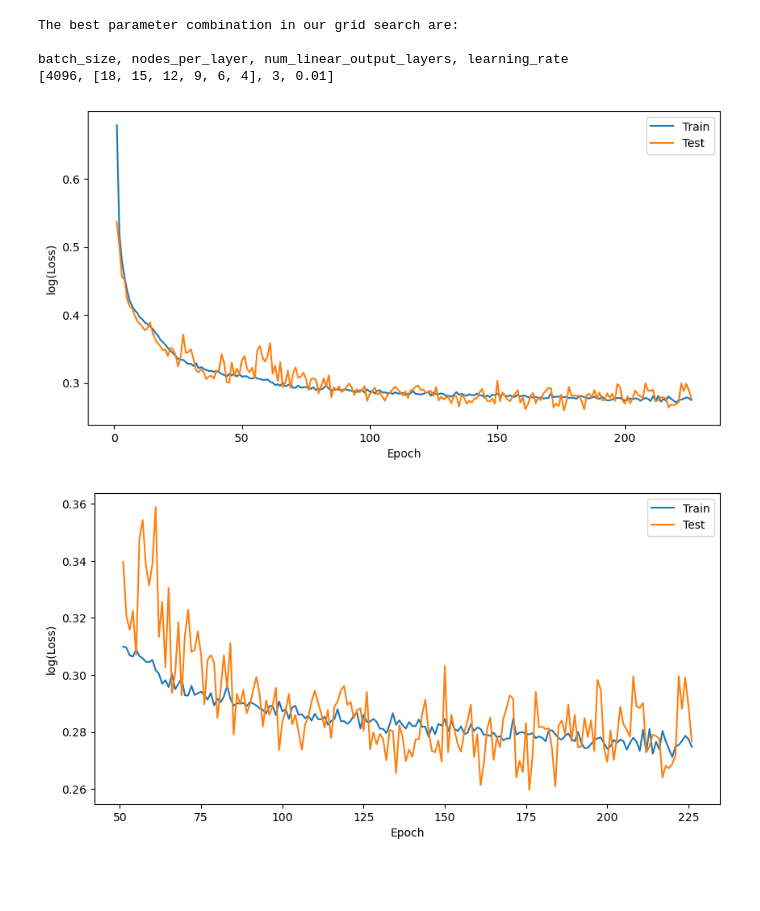
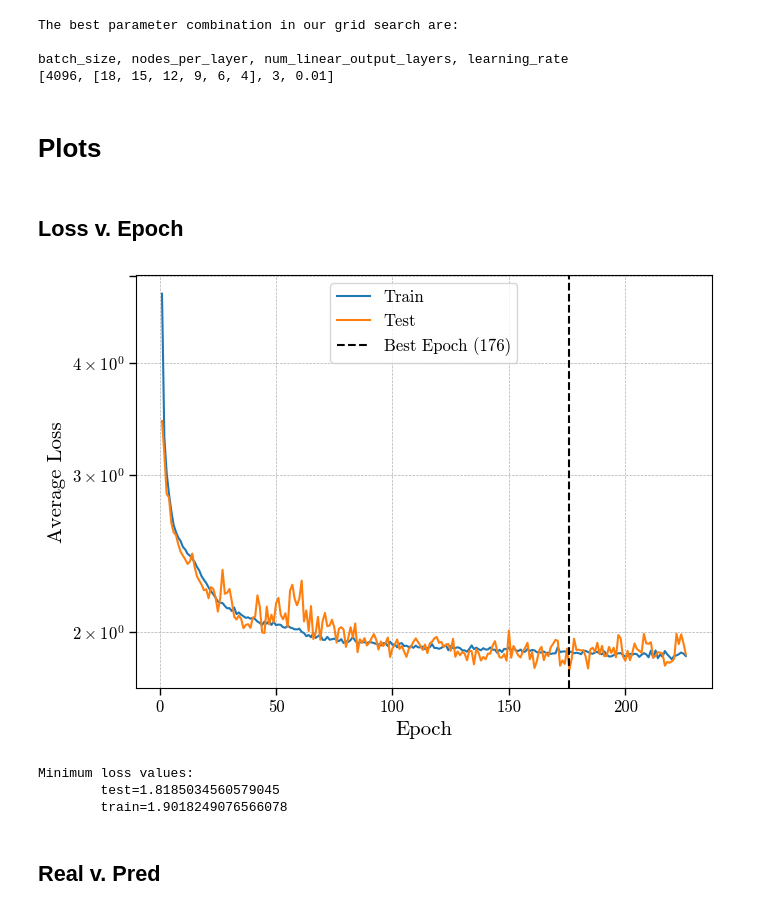
Before and after one commit to Adam-Boesky/astro_SPLASH, a Jupyter notebook: grid_search/results.ipynb, the cells around one changed output. Cells and saved outputs as stored; diff of their text form; code cells hidden in the pictures; blank space fills up the shorter version.

```diff
--- a/grid_search/results.ipynb
+++ b/grid_search/results.ipynb
@@ -9,0 +1,16 @@ from neural_net import plot_training_loss
+# %%
+import os
+import sys
+import pickle
+import numpy as np
+
+# sys.path.append('/n/home04/aboesky/berger/Weird_Galaxies')
+sys.path.append('/Users/adamboesky/Research/ay98/Weird_Galaxies')
+
+import matplotlib.pyplot as plt
+import matplotlib as mpl
+
+plt.rc('text', usetex=True)
+mpl.rcParams['font.family'] = 'serif'
+mpl.rcParams['font.serif'] = 'cmr10'  # Computer Modern Roman
+mpl.rcParams['font.size'] = 12  # Adjust the font size as needed
@@ -10,7 +19,8 @@ from neural_net import plot_training_loss
 # %%
 grid_results = []
-for fname in os.listdir('/n/home04/aboesky/berger/Weird_Galaxies/grid_search/results'):
-    with open(f'/n/home04/aboesky/berger/Weird_Galaxies/grid_search/results/{fname}', 'rb') as f:
+# for fname in os.listdir('/n/home04/aboesky/berger/Weird_Galaxies/grid_search/results'):
+for fname in os.listdir('/Users/adamboesky/Research/ay98/Weird_Galaxies/grid_search/results'):
+    with open(f'/Users/adamboesky/Research/ay98/Weird_Galaxies/grid_search/results/{fname}', 'rb') as f:
         grid_results.append(pickle.load(f))
 # %%
 # Get the best loss
@@ -27,8 +37,41 @@ The best parameter combination in our grid search are:
 
 batch_size, nodes_per_layer, num_linear_output_layers, learning_rate
 [4096, [18, 15, 12, 9, 6, 4], 3, 0.01]
-# %%
-plot_training_loss(best_loss['train'], best_loss['test'], filename='best_loss_v_epoch.png')
-# %% [output]
-[figure, removed]
-[figure, removed]
+# %% [markdown]
+# Plots
+# %% [markdown]
+## Loss v. Epoch
+# %%
+from matplotlib.ticker import LogLocator
+
+plt.figure(figsize=(7, 5))
+epochs = np.arange(1, len(best_loss['train']) + 1, 1)
+plt.yscale('log')
+plt.plot(epochs, best_loss['train'], label='Train')
+plt.plot(epochs, best_loss['test'], label='Test')
+
+# Make ticks bigger
+plt.tick_params(axis='y', which='major', length=7, width=1)  # Adjust major tick size
+plt.tick_params(axis='x', which='major', length=5, width=1)  # Adjust major tick size
+plt.tick_params(axis='y', which='minor', length=5, width=1)  # Adjust minor tick size
+best_epoch = np.argmin(best_loss['test']) + 1
+plt.axvline(x=best_epoch, linestyle='--', color='k', label=f'Best Epoch ({best_epoch})')
+plt.grid(True, which="both", ls="--", lw=0.5)
+
+plt.ylabel('Average Loss', fontsize=15)
+plt.xlabel('Epoch', fontsize=15)
+plt.legend()
+plt.tight_layout()
+plt.savefig('/Users/adamboesky/Research/ay98/Weird_Galaxies/Figures/best_loss_v_epoch.png', dpi=1000)
+plt.show()
+# %% [output]
+[figure, added]
+# %%
+arg_test_min = np.argmin(best_loss['test'])
+print(f'Minimum loss values:\n\ttest={best_loss["test"][arg_test_min]}\n\ttrain={best_loss["train"][arg_test_min]}')
+# %% [output]
+Minimum loss values:
+        test=1.8185034560579045
+        train=1.9018249076566078
+# %% [markdown]
+## Real v. Pred
```
Also changed, not shown: parts of 17 cells of this notebook, 9 other files.
